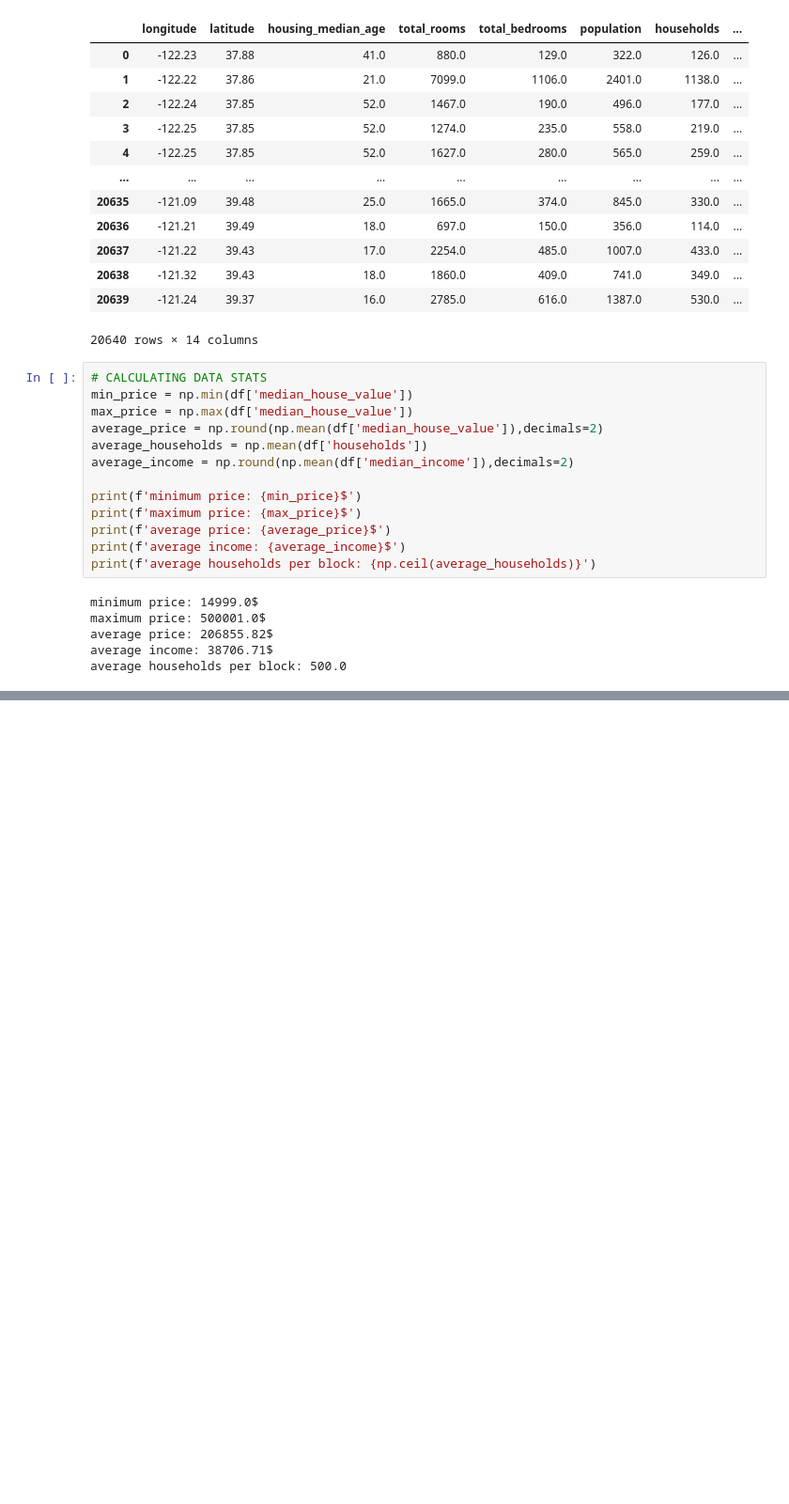
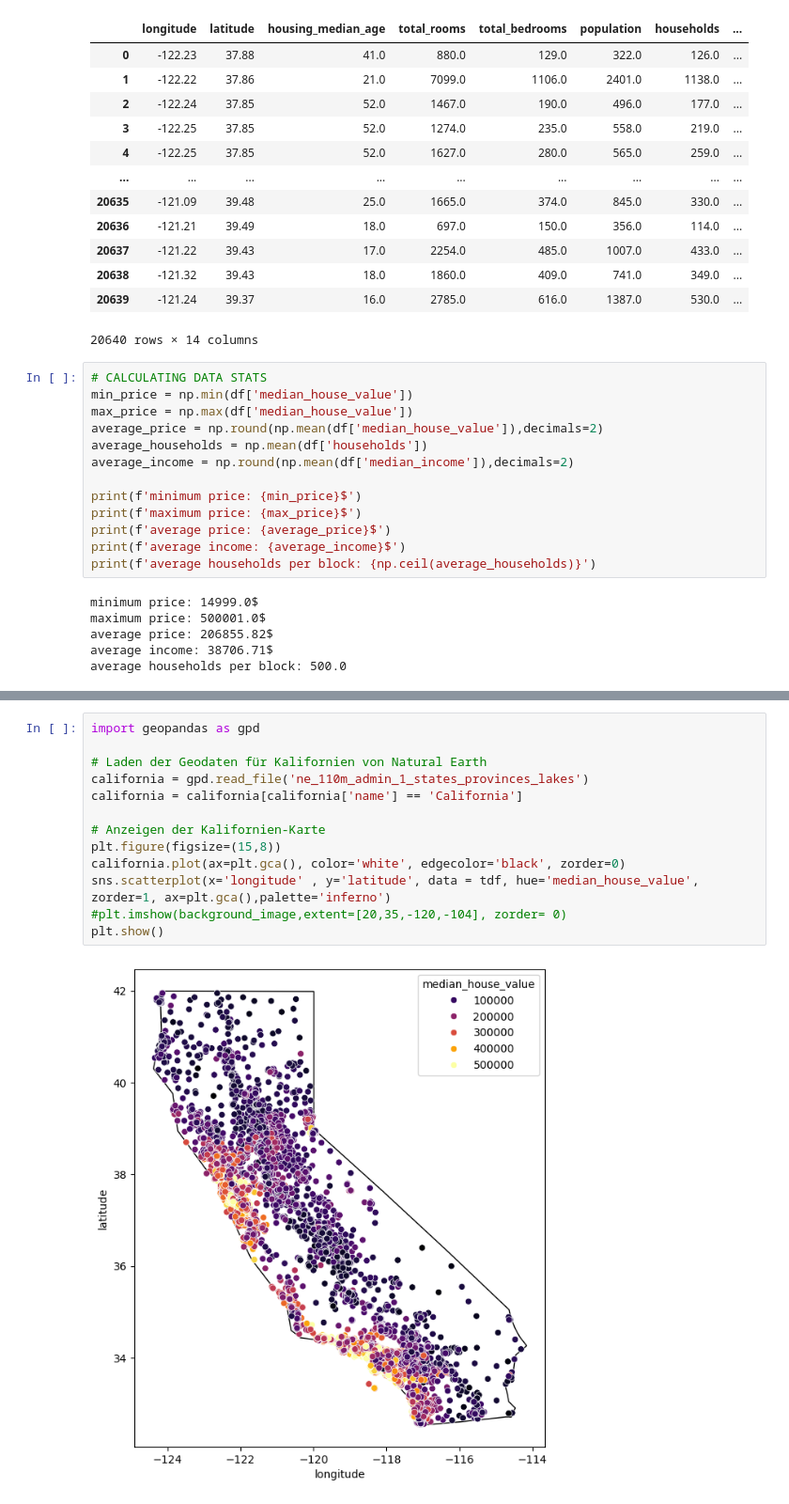
Before and after one commit to ivanzhl/california_house_price_predictions, a Jupyter notebook: houseprising.ipynb, the cells around one changed output, grey strips where cells are left out. Shown: that part at 94% size. Saved outputs shown, nothing was run; the diff lists cells and outputs as text; blank space fills up the shorter version.

Commit message:
california map plotted

```diff
--- a/houseprising.ipynb
+++ b/houseprising.ipynb
@@ -94,0 +101,15 @@ i = 1+1
+# %%
+import geopandas as gpd
+
+# Laden der Geodaten für Kalifornien von Natural Earth
+california = gpd.read_file('ne_110m_admin_1_states_provinces_lakes')
+california = california[california['name'] == 'California']
+
+# Anzeigen der Kalifornien-Karte
+plt.figure(figsize=(15,8))
+california.plot(ax=plt.gca(), color='white', edgecolor='black', zorder=0)
+sns.scatterplot(x='longitude' , y='latitude', data = tdf, hue='median_house_value', zorder=1, ax=plt.gca(),palette='inferno')
+#plt.imshow(background_image,extent=[20,35,-120,-104], zorder= 0)
+plt.show()
+# %% [output]
+[figure, added]
```
Also changed, not shown: parts of 4 cells of this notebook, 8 other files.
